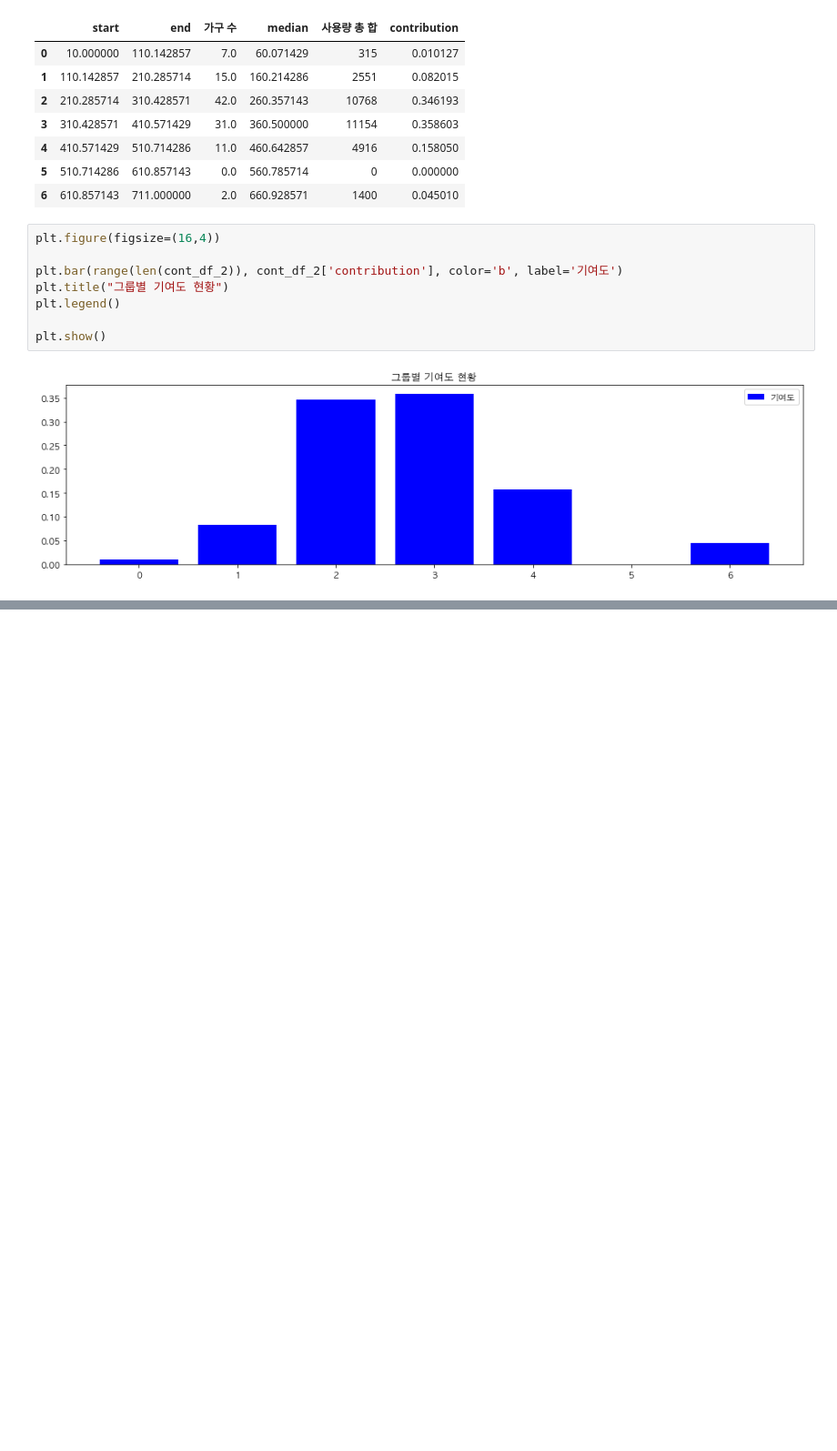
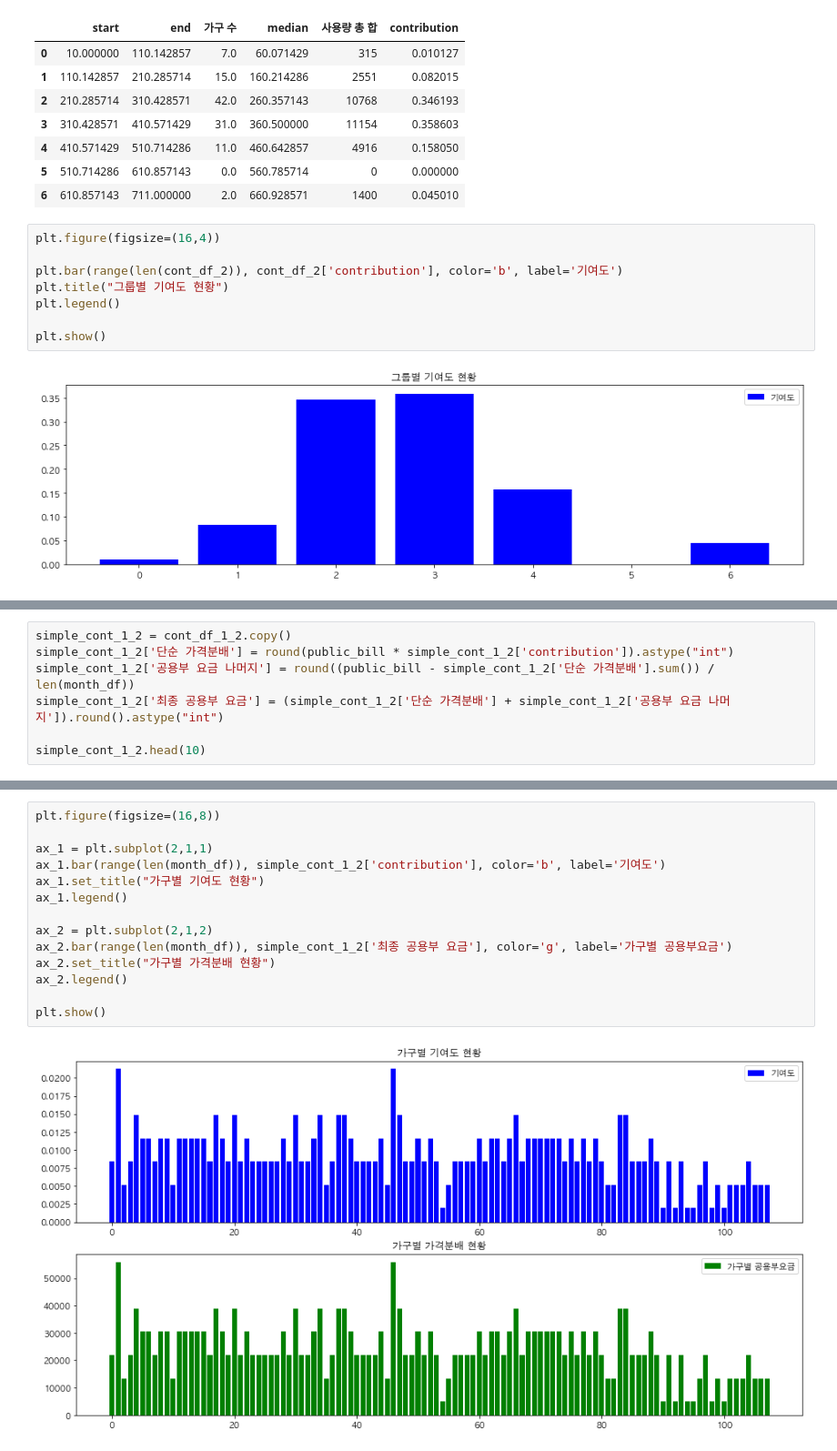
Before and after one commit to formegusto/distribution-public-fee, a Jupyter notebook: pt2.그룹별 가격분배.ipynb, the cells around one changed output, grey strips where cells are left out. Shown at 91% size. Cells and saved outputs as stored; diff of their text form; blank space fills up the shorter version.

```diff
--- a/pt2.그룹별 가격분배.ipynb
+++ b/pt2.그룹별 가격분배.ipynb
@@ -277,0 +348,7 @@ plt.show()
+# %%
+simple_cont_1_2 = cont_df_1_2.copy()
+simple_cont_1_2['단순 가격분배'] = round(public_bill * simple_cont_1_2['contribution']).astype("int")
+simple_cont_1_2['공용부 요금 나머지'] = round((public_bill - simple_cont_1_2['단순 가격분배'].sum()) / len(month_df))
+simple_cont_1_2['최종 공용부 요금'] = (simple_cont_1_2['단순 가격분배'] + simple_cont_1_2['공용부 요금 나머지']).round().astype("int")
+
+simple_cont_1_2.head(10)
@@ -277,0 +367,16 @@ plt.show()
+# %%
+plt.figure(figsize=(16,8))
+
+ax_1 = plt.subplot(2,1,1)
+ax_1.bar(range(len(month_df)), simple_cont_1_2['contribution'], color='b', label='기여도')
+ax_1.set_title("가구별 기여도 현황")
+ax_1.legend()
+
+ax_2 = plt.subplot(2,1,2)
+ax_2.bar(range(len(month_df)), simple_cont_1_2['최종 공용부 요금'], color='g', label='가구별 공용부요금')
+ax_2.set_title("가구별 가격분배 현황")
+ax_2.legend()
+
+plt.show()
+# %% [output]
+[figure, added]
```
Also changed, not shown: parts of 57 cells of this notebook, 1 other file.
